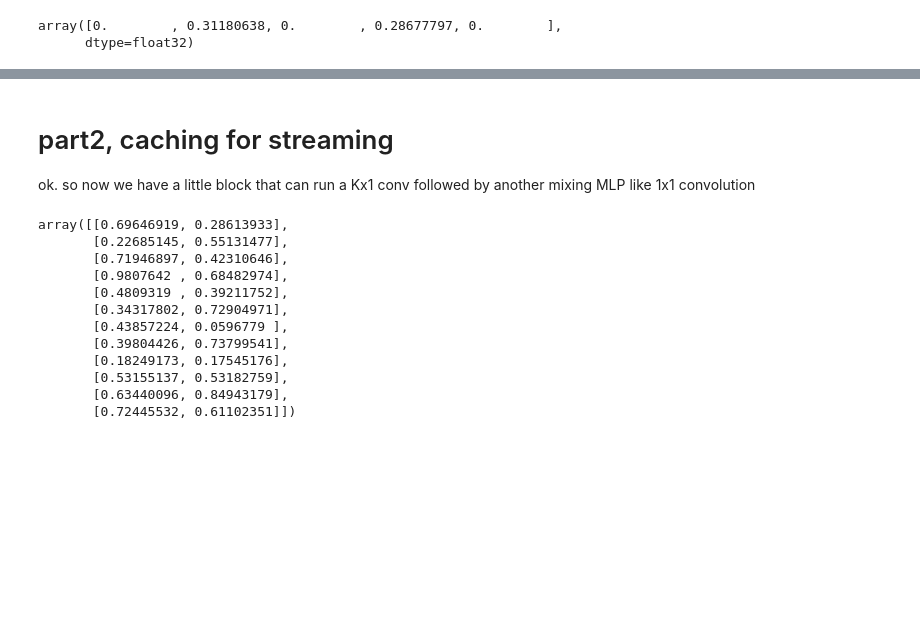
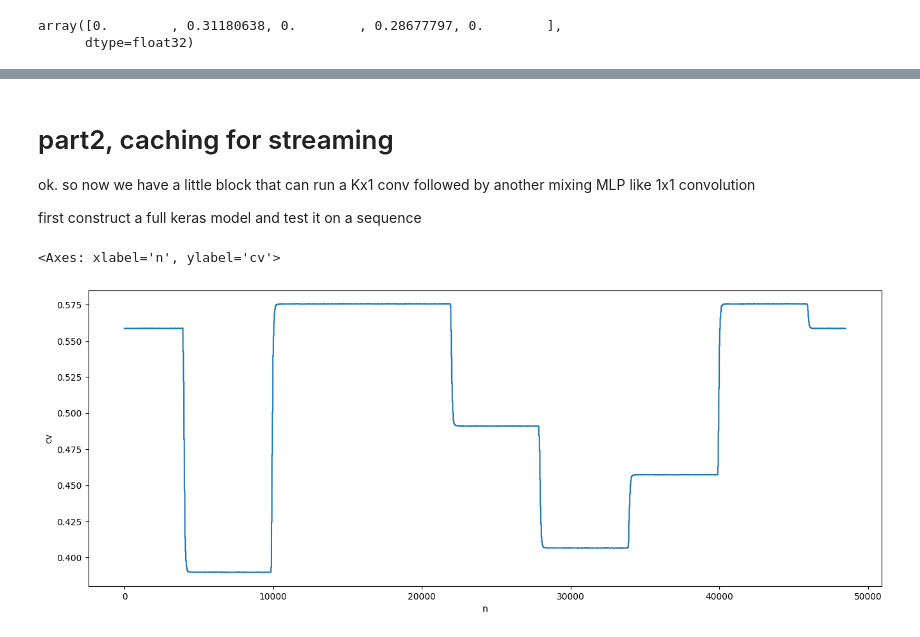
Before and after one commit to matpalm/cached_dilated_causal_convolutions, a Jupyter notebook: prototyping_notebooks/prototype_cached_conv1d.ipynb, the cells around one changed output, grey strips where cells are left out. Cells and saved outputs as stored; diff of their text form; code cells hidden in the pictures; blank space fills up the shorter version.

```diff
--- a/prototyping_notebooks/prototype_cached_conv1d.ipynb
+++ b/prototyping_notebooks/prototype_cached_conv1d.ipynb
@@ -295,3 +363,5 @@ array([0.        , 0.31180638, 0.        , 0.28677797, 0.        ],
 # part2, caching for streaming
 
 ok. so now we have a little block that can run a Kx1 conv followed by another mixing MLP like 1x1 convolution
+
+first construct a full keras model and test it on a sequence
@@ -303,23 +368,29 @@ StreamingCache
-# %%
-random.seed(123)
-tf.random.set_seed(123)
-np.random.seed(123)
-
-SEQ_LEN = 12
-
-x = np.random.random((SEQ_LEN, IN_D))
-x
-#StreamingCache.accept()
-# %% [output]
-array([[0.69646919, 0.28613933],
-       [0.22685145, 0.55131477],
-       [0.71946897, 0.42310646],
-       [0.9807642 , 0.68482974],
-       [0.4809319 , 0.39211752],
-       [0.34317802, 0.72904971],
-       [0.43857224, 0.0596779 ],
-       [0.39804426, 0.73799541],
-       [0.18249173, 0.17545176],
-       [0.53155137, 0.53182759],
-       [0.63440096, 0.84943179],
-       [0.72445532, 0.61102351]])
+# %%
+import pandas as pd
+import seaborn as sns
+import matplotlib.pyplot as plt
+
+records_long = []
+records_wide = []
+n = 0
+for line in open('../serial_dump_from_daisy.txt', 'r'):
+    try:
+        if line.startswith('b'):
+            cv = float(line.split(" ")[2])
+        else:
+            in_v, out_v = map(float, line.split(" "))
+            records_long.append((n, 'cv', cv))
+            records_long.append((n, 'in_v', in_v))
+            records_long.append((n, 'out_v', out_v))
+            records_wide.append((n, cv, in_v, out_v))
+            n += 1
+    except Exception as e:
+        print(f"? [{line.strip()}] ({str(e)})")
+df_long = pd.DataFrame(records_long, columns=['n', 'name', 'val'])
+df_wide = pd.DataFrame(records_wide, columns=['n', 'cv', 'in_v', 'out_v'])
+# %%
+plt.figure(figsize=(16, 6))
+sns.lineplot(df_wide, x='n', y='cv')
+# %% [output]
+<Axes: xlabel='n', ylabel='cv'>
+[figure, added]
```
Also changed, not shown: parts of 45 cells of this notebook.
